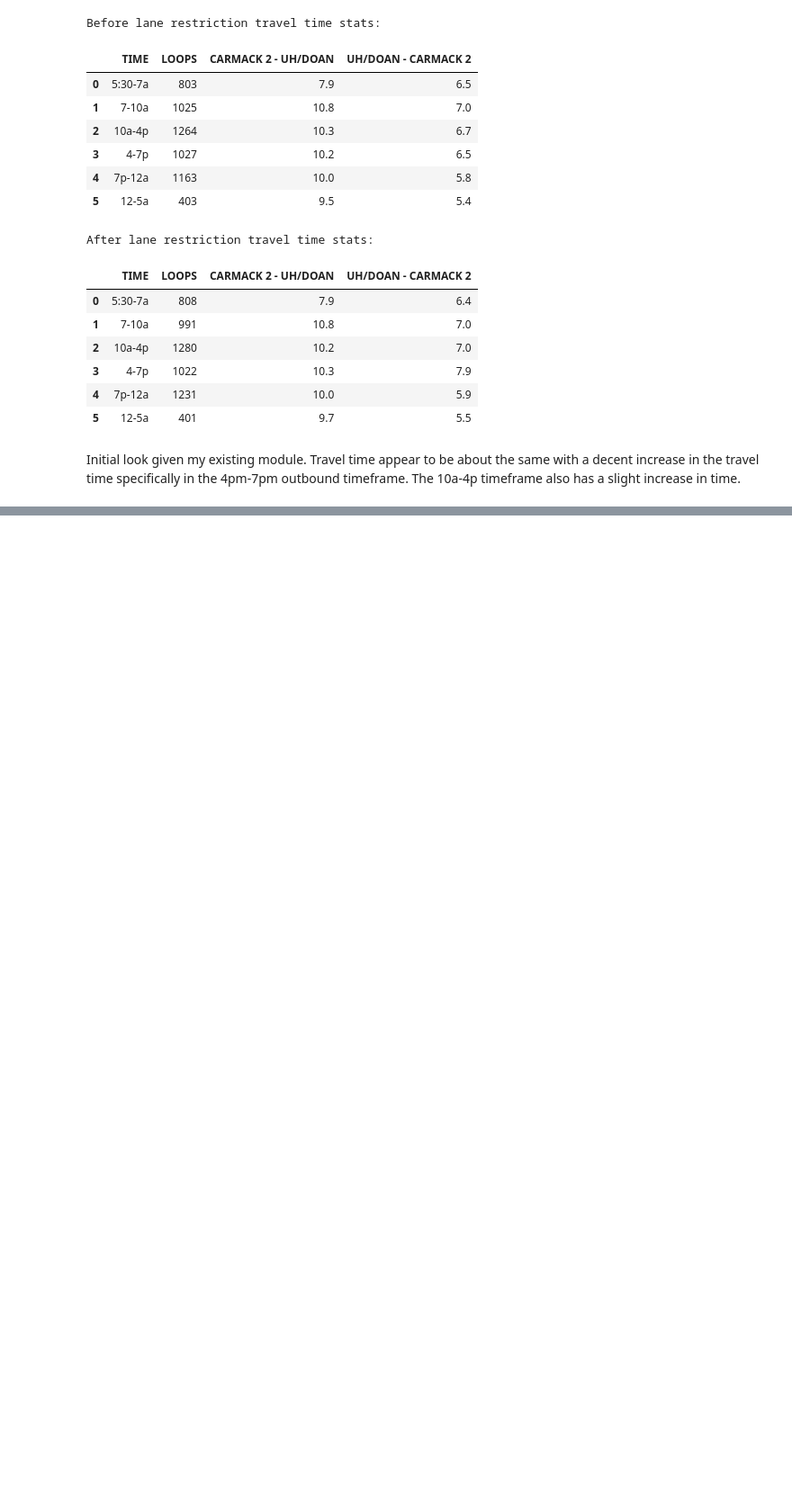
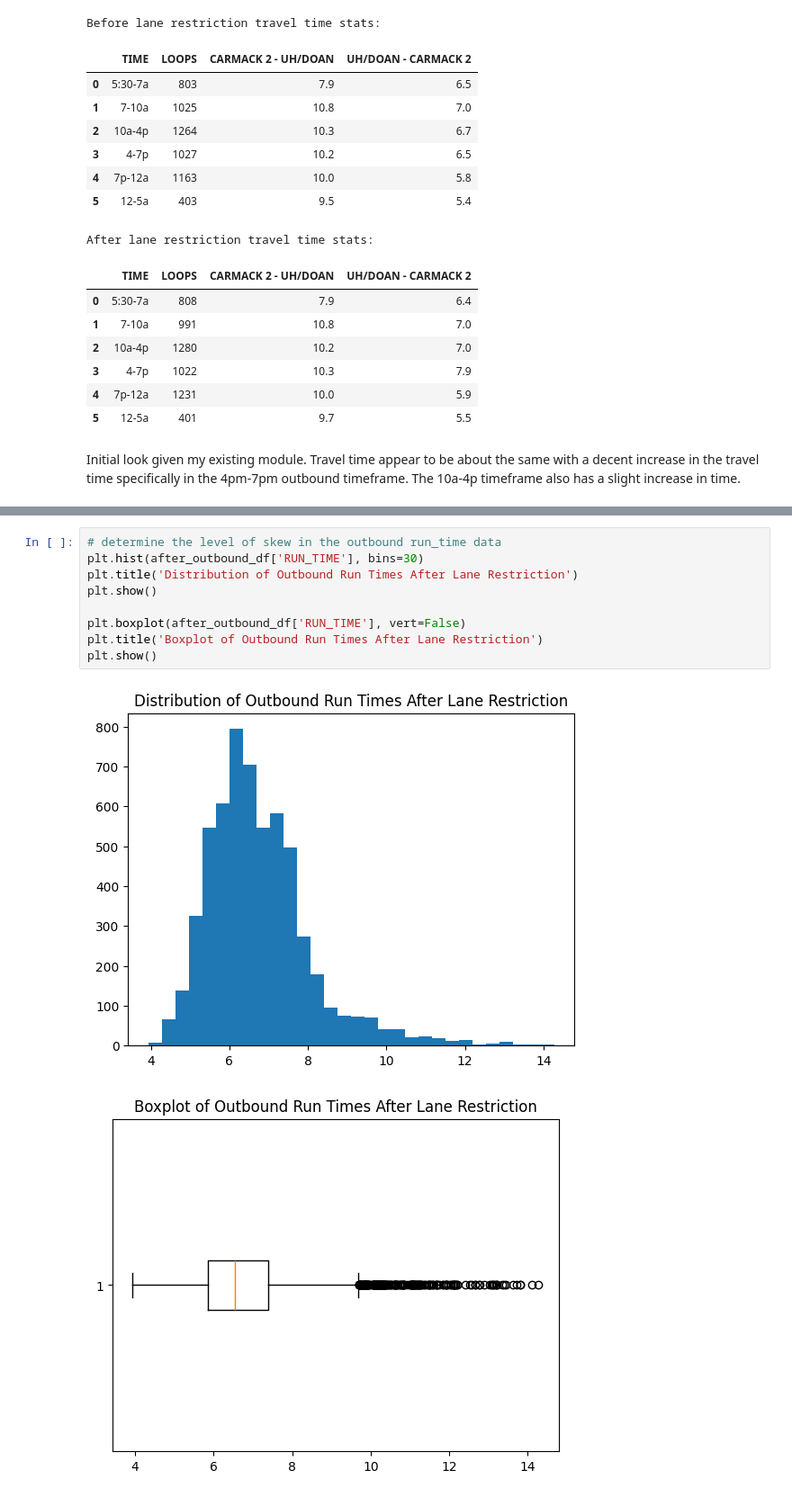
Before and after one commit to morgan1461/WMC-dashboard, a Jupyter notebook: analysis_notebooks/woody_hayes_dr_construction_analysis.ipynb, the cells around one changed output, grey strips where cells are left out. Shown at 90% size. Saved outputs shown, nothing was run; the diff lists cells and outputs as text; blank space fills up the shorter version.

```diff
--- a/analysis_notebooks/woody_hayes_dr_construction_analysis.ipynb
+++ b/analysis_notebooks/woody_hayes_dr_construction_analysis.ipynb
@@ -136,0 +235,12 @@ before_df.head()
+# %%
+# determine the level of skew in the outbound run_time data
+plt.hist(after_outbound_df['RUN_TIME'], bins=30)
+plt.title('Distribution of Outbound Run Times After Lane Restriction')
+plt.show()
+
+plt.boxplot(after_outbound_df['RUN_TIME'], vert=False)
+plt.title('Boxplot of Outbound Run Times After Lane Restriction')
+plt.show()
+# %% [output]
+[figure, added]
+[figure, added]
```
Also changed, not shown: parts of 13 cells of this notebook.
